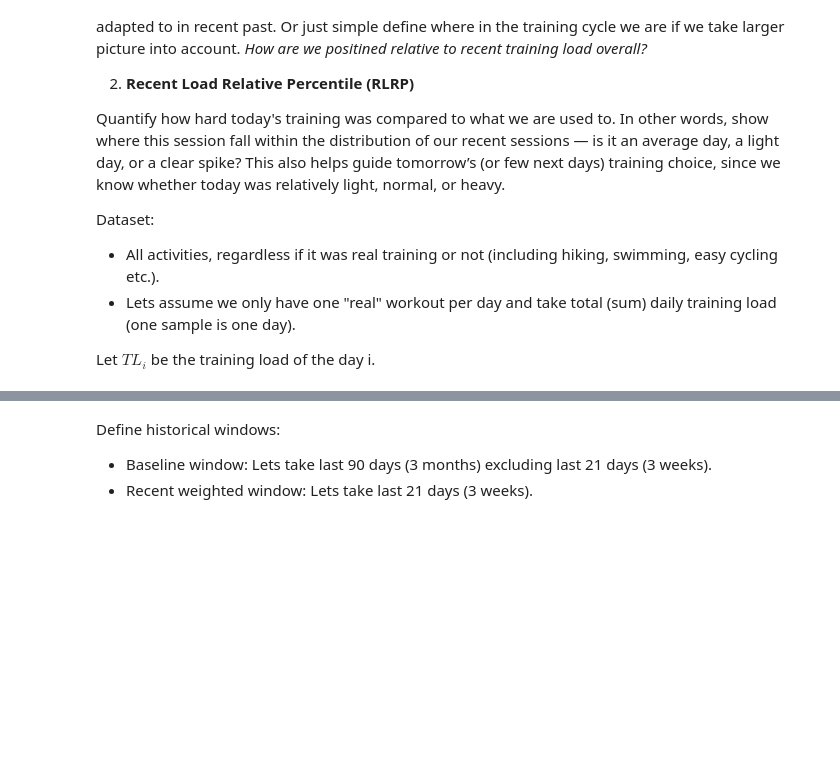
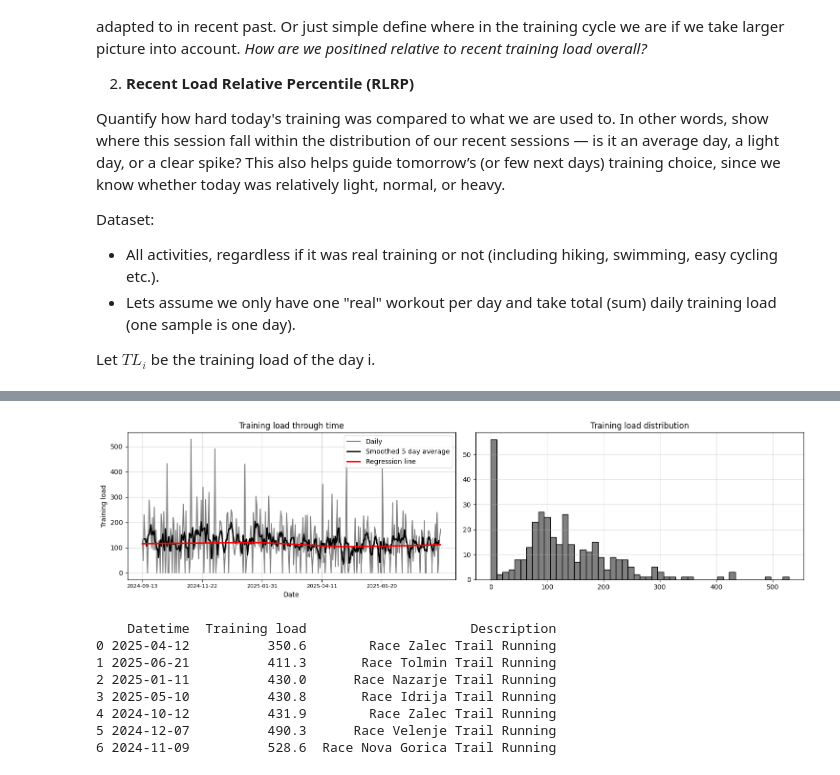
Before and after one commit to 1312Bravo/TrainingPeaks_customLog, a Jupyter notebook: analysis/relative_training_load/development.ipynb, the cells around one changed output, grey strips where cells are left out. Saved outputs shown, nothing was run; the diff lists cells and outputs as text; code cells hidden in the pictures; blank space fills up the shorter version.

```diff
--- a/analysis/relative_training_load/development.ipynb
+++ b/analysis/relative_training_load/development.ipynb
@@ -150,4 +130,60 @@ Where:
-# %% [markdown]
-Define historical windows:
-- Baseline window:  Lets take last 90 days (3 months) excluding last 21 days (3 weeks).
-- Recent weighted window: Lets take last 21 days (3 weeks).
+# %%
+# Data:
+
+rtl_data = (
+    training_data
+    .groupby("Datetime")
+    .agg({
+        "Training load": "sum",
+        "Distance [km]": "sum",
+        "Duration [h]": "sum",
+        "Description": lambda x: " | ".join(x)  # concatenate descriptions
+    })
+    .reset_index()
+    .assign(**{"Date index": lambda x: np.arange(x.shape[0])[::-1] + 1})
+    # [["Date", "Training load"]]
+)
+
+# Exploratory data analysis - EDA
+fig, ax = plt.subplots(1,2,figsize=(15, 4))
+indices = np.arange(rtl_data.shape[0])
+
+# Training load trough time
+ax[0].set_title("Training load through time")
+ax[0].plot(indices, rtl_data["Training load"], color="grey", label="Daily")
+ax[0].plot(indices, rtl_data["Training load"].rolling(window=5, center=True).mean(), color="black", label="Smoothed 5 day average", linewidth=2)
+sns.regplot(x=indices, y=rtl_data["Training load"], scatter=False, lowess=True, color="red", label="Regression line", ax=ax[0])
+ax[0].legend()
+
+ax[0].set_xticks(indices[::max(1, len(indices)//5)])
+ax[0].set_xticklabels(rtl_data["Datetime"].dt.strftime("%Y-%m-%d")[::max(1, len(indices)//5)], fontsize=8, rotation=0)
+ax[0].set_xlabel("Date")
+ax[0].set_ylabel("Training load")
+
+# Training load distribution
+ax[1].set_title("Training load distribution")
+ax[1].hist(rtl_data["Training load"], bins=50, color="grey", edgecolor="black")
+
+for i in [0,1]:
+    ax[i].grid(alpha=.5)
+
+plt.tight_layout()
+plt.show()
+
+print(
+    rtl_data
+    .sort_values("Training load")
+    [["Datetime", "Training load", "Description"]]
+    .tail(7)
+    .reset_index(drop=True)
+)
+# %% [output]
+[figure, added]
+    Datetime  Training load                     Description
+0 2025-04-12          350.6        Race Zalec Trail Running
+1 2025-06-21          411.3       Race Tolmin Trail Running
+2 2025-01-11          430.0      Race Nazarje Trail Running
+3 2025-05-10          430.8       Race Idrija Trail Running
+4 2024-10-12          431.9        Race Zalec Trail Running
+5 2024-12-07          490.3      Race Velenje Trail Running
+6 2024-11-09          528.6  Race Nova Gorica Trail Running
```
Also changed, not shown: parts of 7 cells of this notebook.
